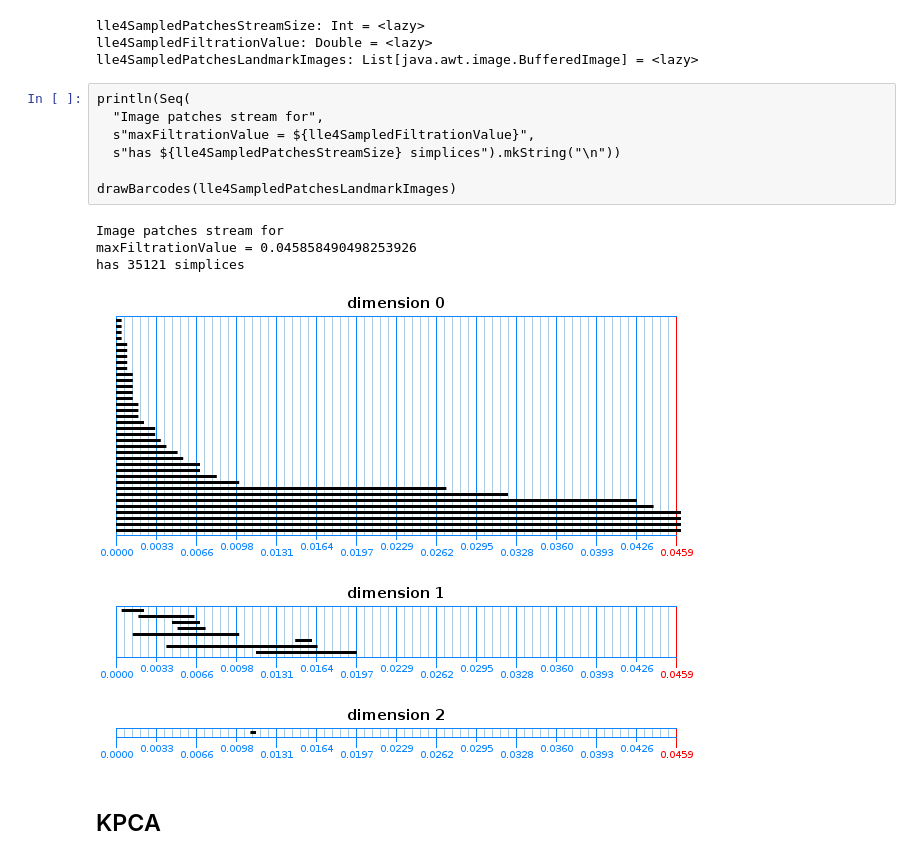
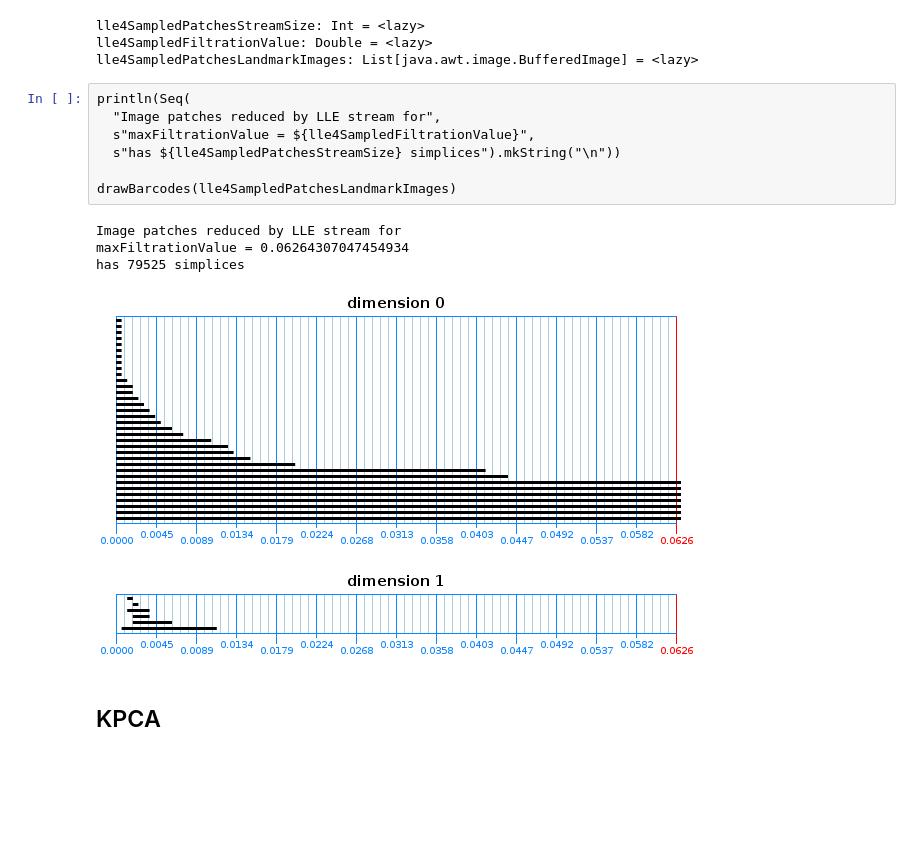
Before and after one commit to lambdaofgod/tda-project, a Jupyter notebook: notebooks/Natural image patches.ipynb, the cells around one changed output. Drawn from its saved outputs; the diff is of its cells as text; blank space fills up the shorter version.

```diff
--- a/notebooks/Natural image patches.ipynb
+++ b/notebooks/Natural image patches.ipynb
@@ -213,18 +231,17 @@ lle4SampledFiltrationValue: Double = <lazy>
 lle4SampledPatchesLandmarkImages: List[java.awt.image.BufferedImage] = <lazy>
 # %%
 println(Seq(
-  "Image patches stream for",
+  "Image patches reduced by LLE stream for",
   s"maxFiltrationValue = ${lle4SampledFiltrationValue}",
   s"has ${lle4SampledPatchesStreamSize} simplices").mkString("\n"))
 
 drawBarcodes(lle4SampledPatchesLandmarkImages)
 # %% [output]
-Image patches stream for
-maxFiltrationValue = 0.045858490498253926
-has 35121 simplices
+Image patches reduced by LLE stream for
+maxFiltrationValue = 0.06264307047454934
+has 79525 simplices
-[figure, old version]
+[figure, new version]
-[figure, old version]
+[figure, new version]
-[figure, removed]
 # %% [markdown]
 ## KPCA
 # %%
```
Also changed, not shown: parts of 15 cells of this notebook, 5 other files.
